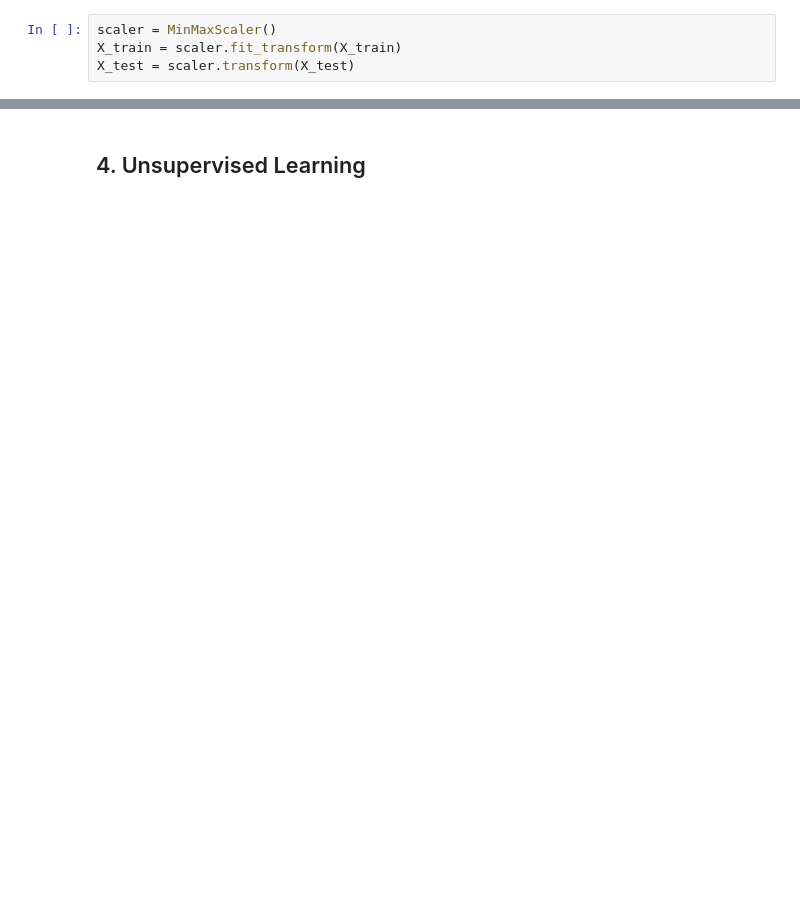
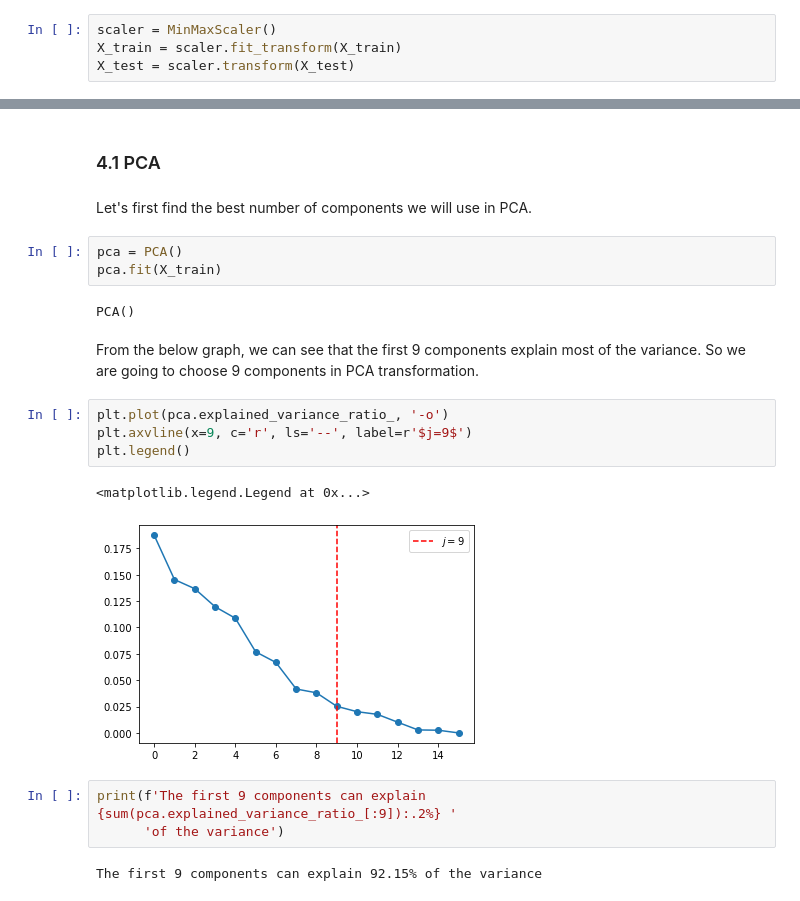
Before and after one commit to bowcai/Stroke-Prediction, a Jupyter notebook: stroke_prediction.ipynb, the cells around one changed output, grey strips where cells are left out. Saved outputs shown, nothing was run; the diff lists cells and outputs as text; blank space fills up the shorter version.

Commit message:
Add unsupervised learning and logistic regresssion

```diff
--- a/stroke_prediction.ipynb
+++ b/stroke_prediction.ipynb
@@ -395,2 +409,23 @@ X_test = scaler.transform(X_test)
 # %% [markdown]
-## 4. Unsupervised Learning
+### 4.1 PCA
+# %% [markdown]
+Let's first find the best number of components we will use in PCA.
+# %%
+pca = PCA()
+pca.fit(X_train)
+# %% [output]
+PCA()
+# %% [markdown]
+From the below graph, we can see that the first 9 components explain most of the variance. So we are going to choose 9 components in PCA transformation.
+# %%
+plt.plot(pca.explained_variance_ratio_, '-o')
+plt.axvline(x=9, c='r', ls='--', label=r'$j=9$')
+plt.legend()
+# %% [output]
+<matplotlib.legend.Legend at 0x...>
+[figure, added]
+# %%
+print(f'The first 9 components can explain {sum(pca.explained_variance_ratio_[:9]):.2%} '
+      'of the variance')
+# %% [output]
+The first 9 components can explain 92.15% of the variance
```
Also changed, not shown: parts of 49 cells of this notebook.
